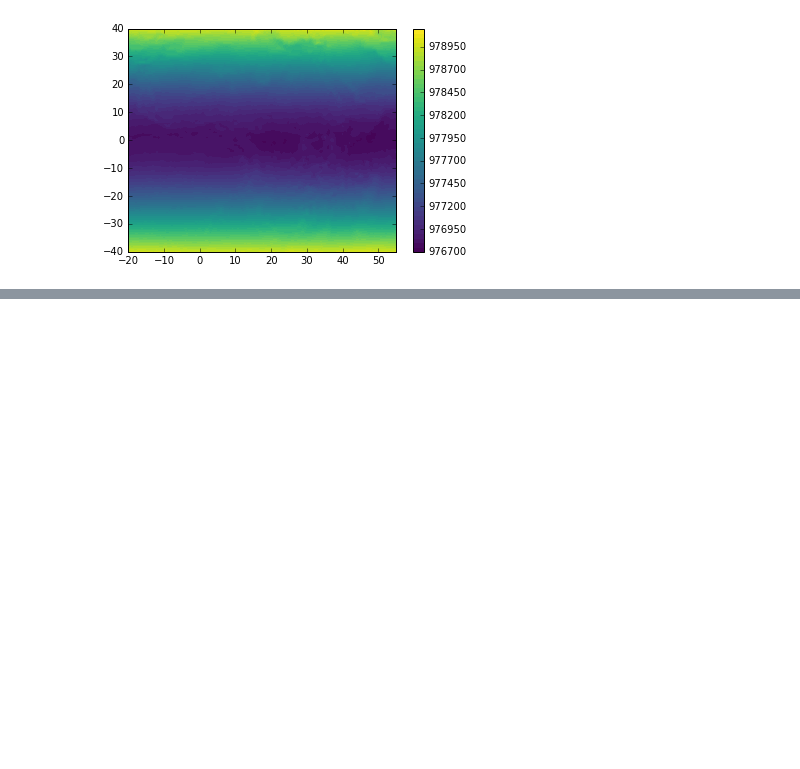
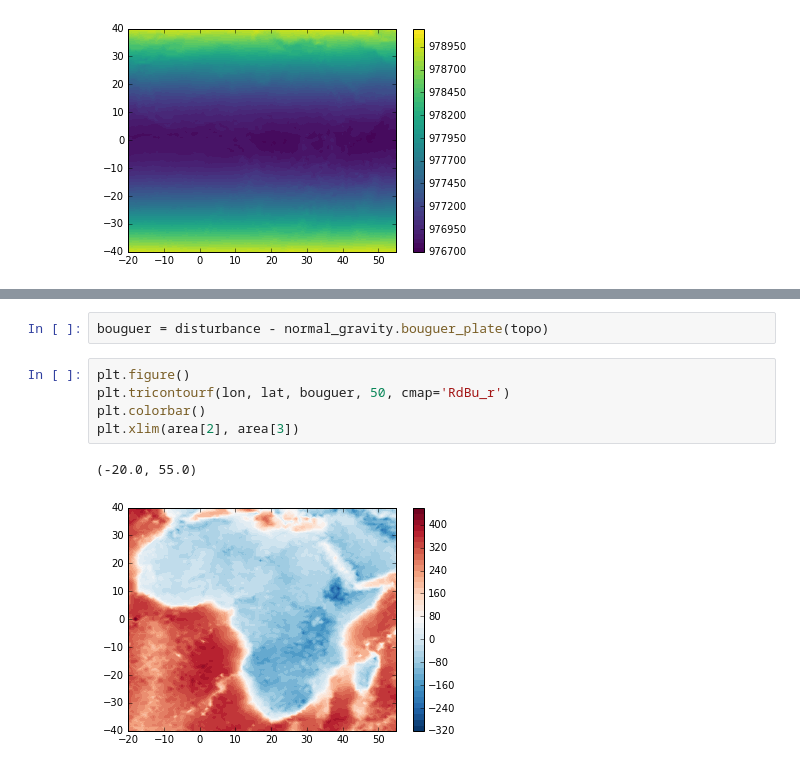
Before and after one commit to leouieda/africa-gravity, a Jupyter notebook: data_processing.ipynb, the cells around one changed output, grey strips where cells are left out. Drawn from its saved outputs; the diff is of its cells as text; blank space fills up the shorter version.

Commit message:
Calculate Bouguer anomaly

```diff
--- a/data_processing.ipynb
+++ b/data_processing.ipynb
@@ -58,0 +102,10 @@ plt.xlim(area[2], area[3])
+# %%
+bouguer = disturbance - normal_gravity.bouguer_plate(topo)
+# %%
+plt.figure()
+plt.tricontourf(lon, lat, bouguer, 50, cmap='RdBu_r')
+plt.colorbar()
+plt.xlim(area[2], area[3])
+# %% [output]
+(-20.0, 55.0)
+[figure, added]
```
Also changed, not shown: parts of 11 cells of this notebook.
